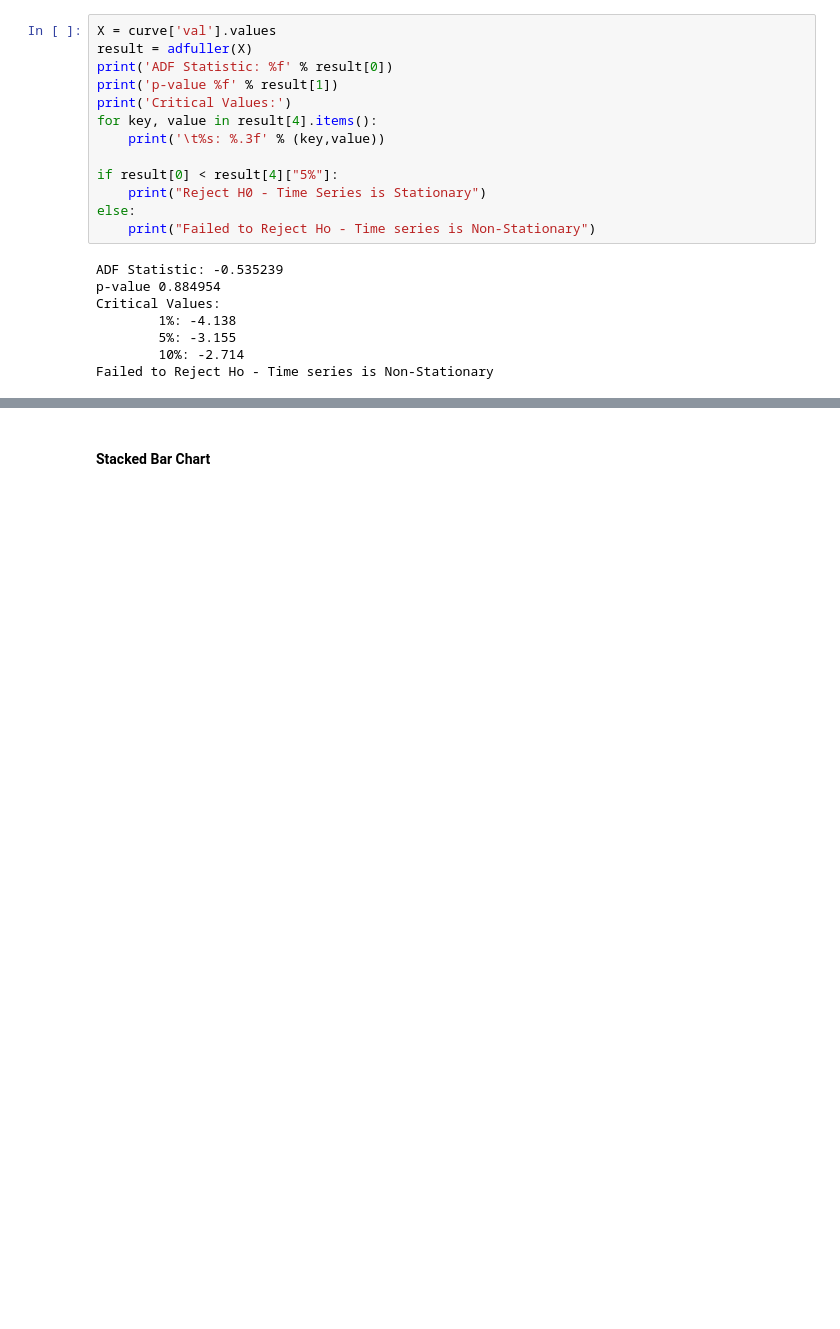
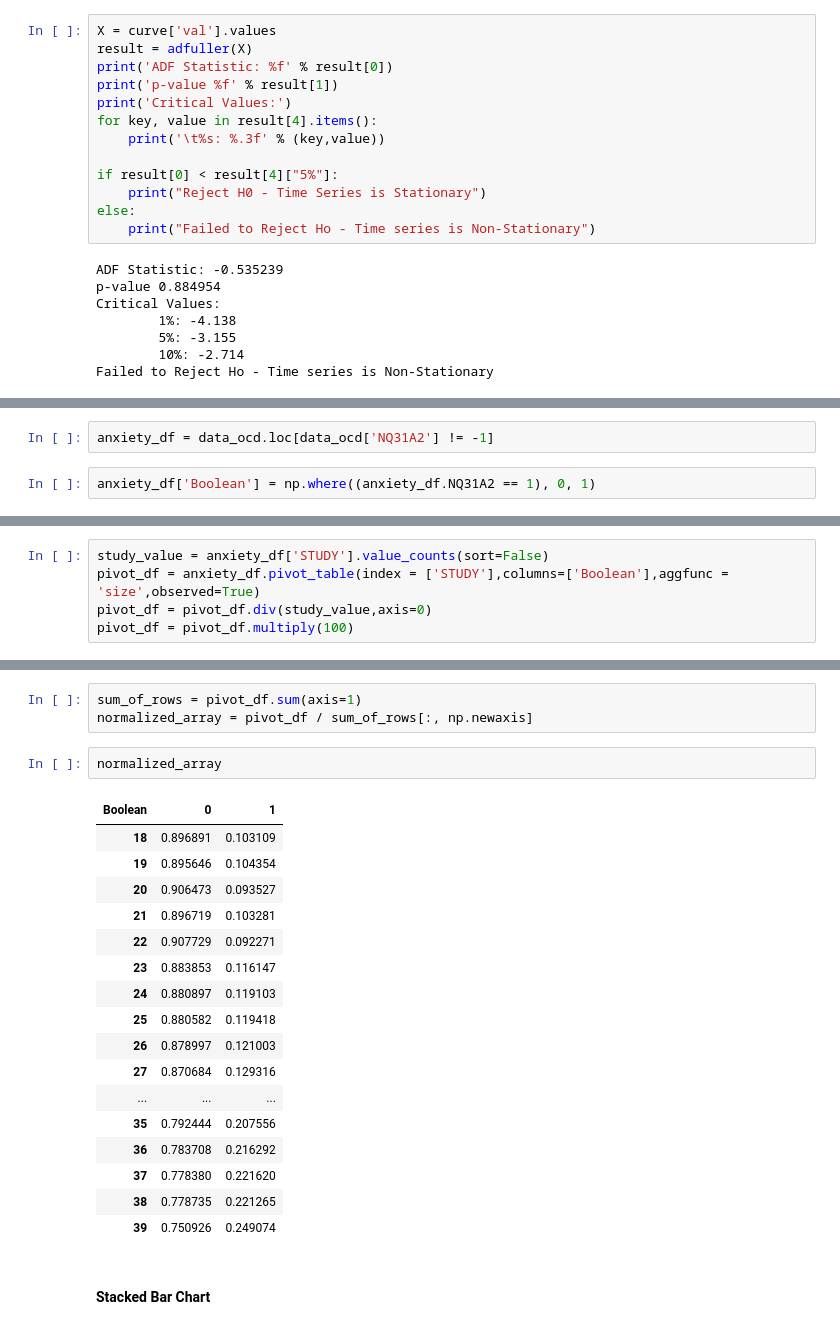
Before and after one commit to bluecube246/OCD-Research-Project, a Jupyter notebook: OCD Research Project.ipynb, the cells around one changed output, grey strips where cells are left out. Drawn from its saved outputs; the diff is of its cells as text; blank space fills up the shorter version.

```diff
--- a/OCD Research Project.ipynb
+++ b/OCD Research Project.ipynb
@@ -357,0 +371,4 @@ Failed to Reject Ho - Time series is Non-Stationary
+# %%
+anxiety_df = data_ocd.loc[data_ocd['NQ31A2'] != -1]
+# %%
+anxiety_df['Boolean'] = np.where((anxiety_df.NQ31A2 == 1), 0, 1)
@@ -357,0 +387,5 @@ Failed to Reject Ho - Time series is Non-Stationary
+# %%
+study_value = anxiety_df['STUDY'].value_counts(sort=False)
+pivot_df = anxiety_df.pivot_table(index = ['STUDY'],columns=['Boolean'],aggfunc = 'size',observed=True)
+pivot_df = pivot_df.div(study_value,axis=0)
+pivot_df = pivot_df.multiply(100)
@@ -358,3 +401,26 @@ Failed to Reject Ho - Time series is Non-Stationary
+# %%
+sum_of_rows = pivot_df.sum(axis=1)
+normalized_array = pivot_df / sum_of_rows[:, np.newaxis]
+# %%
+normalized_array
+# %% [output]
+| Boolean | 0 | 1 |
+| 18 | 0.896891 | 0.103109 |
+| 19 | 0.895646 | 0.104354 |
+| 20 | 0.906473 | 0.093527 |
+| 21 | 0.896719 | 0.103281 |
+| 22 | 0.907729 | 0.092271 |
+| 23 | 0.883853 | 0.116147 |
+| 24 | 0.880897 | 0.119103 |
+| 25 | 0.880582 | 0.119418 |
+| 26 | 0.878997 | 0.121003 |
+| 27 | 0.870684 | 0.129316 |
+| ... | ... | ... |
+| 35 | 0.792444 | 0.207556 |
+| 36 | 0.783708 | 0.216292 |
+| 37 | 0.778380 | 0.221620 |
+| 38 | 0.778735 | 0.221265 |
+| 39 | 0.750926 | 0.249074 |
 # %% [markdown]
 <h4>Stacked Bar Chart</h4>
 # %%
```
Also changed, not shown: parts of 14 cells of this notebook, 7 other files.
